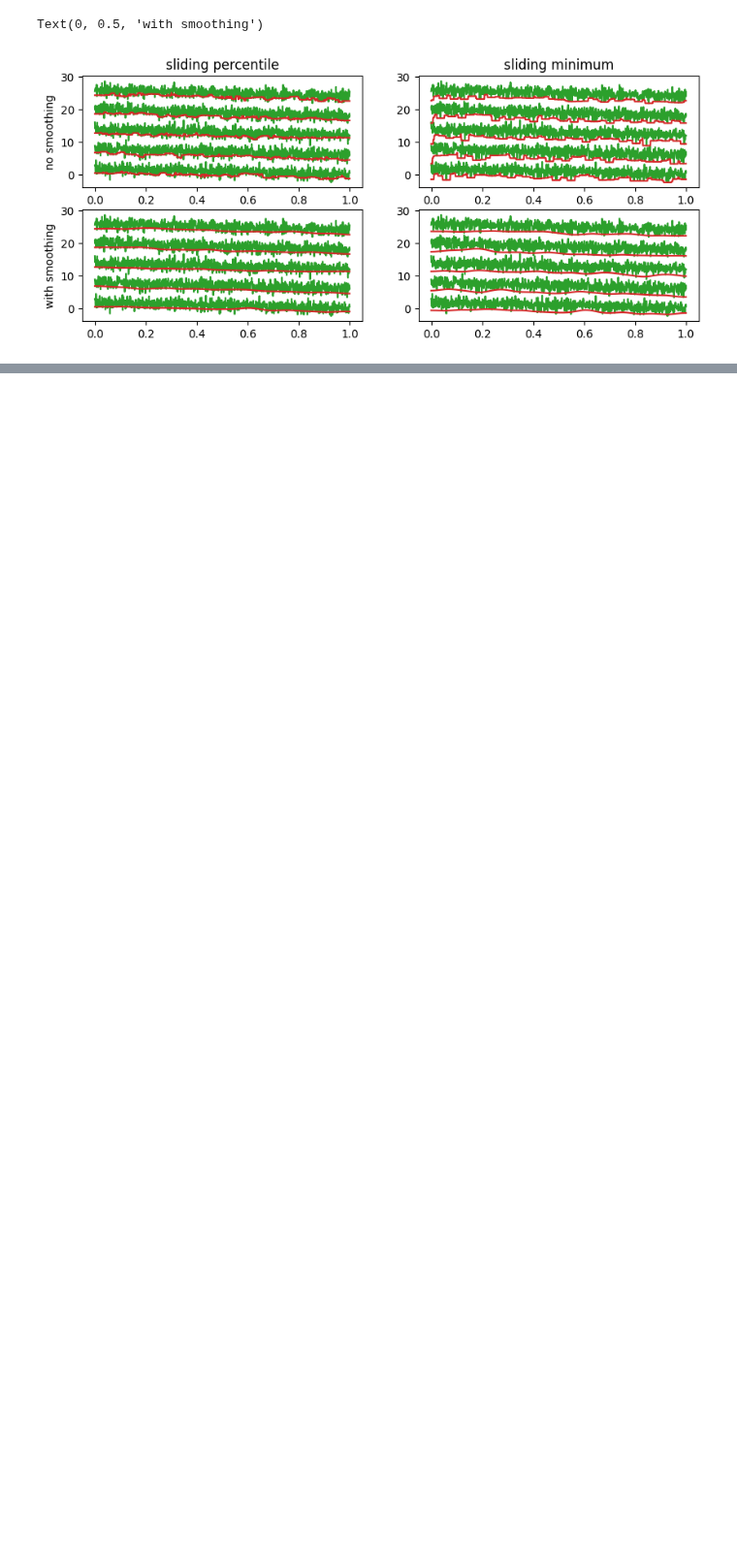
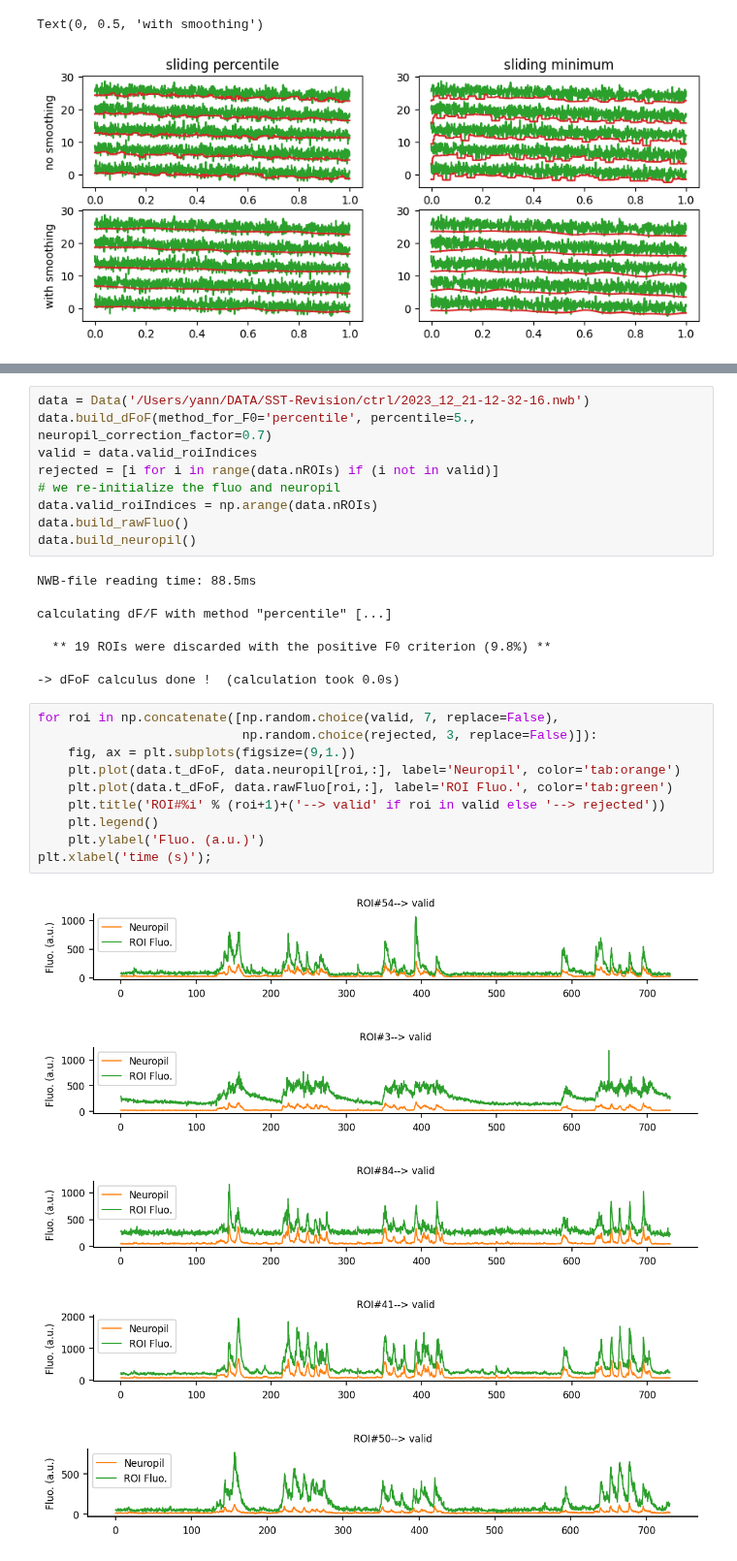
Before and after one commit to yzerlaut/physion, a Jupyter notebook: src/physion/imaging/Calcium-Signal-Preprocessing.ipynb, the cells around one changed output, grey strips where cells are left out. Shown at 97% size. Saved outputs shown, nothing was run; the diff lists cells and outputs as text; blank space fills up the shorter version.

```diff
--- a/src/physion/imaging/Calcium-Signal-Preprocessing.ipynb
+++ b/src/physion/imaging/Calcium-Signal-Preprocessing.ipynb
@@ -55,0 +67,33 @@ Text(0, 0.5, 'with smoothing')
+# %%
+data = Data('/Users/yann/DATA/SST-Revision/ctrl/2023_12_21-12-32-16.nwb')
+data.build_dFoF(method_for_F0='percentile', percentile=5., neuropil_correction_factor=0.7)
+valid = data.valid_roiIndices
+rejected = [i for i in range(data.nROIs) if (i not in valid)]
+# we re-initialize the fluo and neuropil
+data.valid_roiIndices = np.arange(data.nROIs)
+data.build_rawFluo()
+data.build_neuropil()
+# %% [output]
+NWB-file reading time: 88.5ms
+
+calculating dF/F with method "percentile" [...]
+
+  ** 19 ROIs were discarded with the positive F0 criterion (9.8%) **
+
+-> dFoF calculus done !  (calculation took 0.0s)
+# %%
+for roi in np.concatenate([np.random.choice(valid, 7, replace=False),
+                           np.random.choice(rejected, 3, replace=False)]):
+    fig, ax = plt.subplots(figsize=(9,1.))
+    plt.plot(data.t_dFoF, data.neuropil[roi,:], label='Neuropil', color='tab:orange')
+    plt.plot(data.t_dFoF, data.rawFluo[roi,:], label='ROI Fluo.', color='tab:green')
+    plt.title('ROI#%i' % (roi+1)+('--> valid' if roi in valid else '--> rejected'))
+    plt.legend()
+    plt.ylabel('Fluo. (a.u.)')
+plt.xlabel('time (s)');
+# %% [output]
+[figure, added]
+[figure, added]
+[figure, added]
+[figure, added]
+[figure, added]
```
Also changed, not shown: parts of 4 cells of this notebook, 2 other files.
